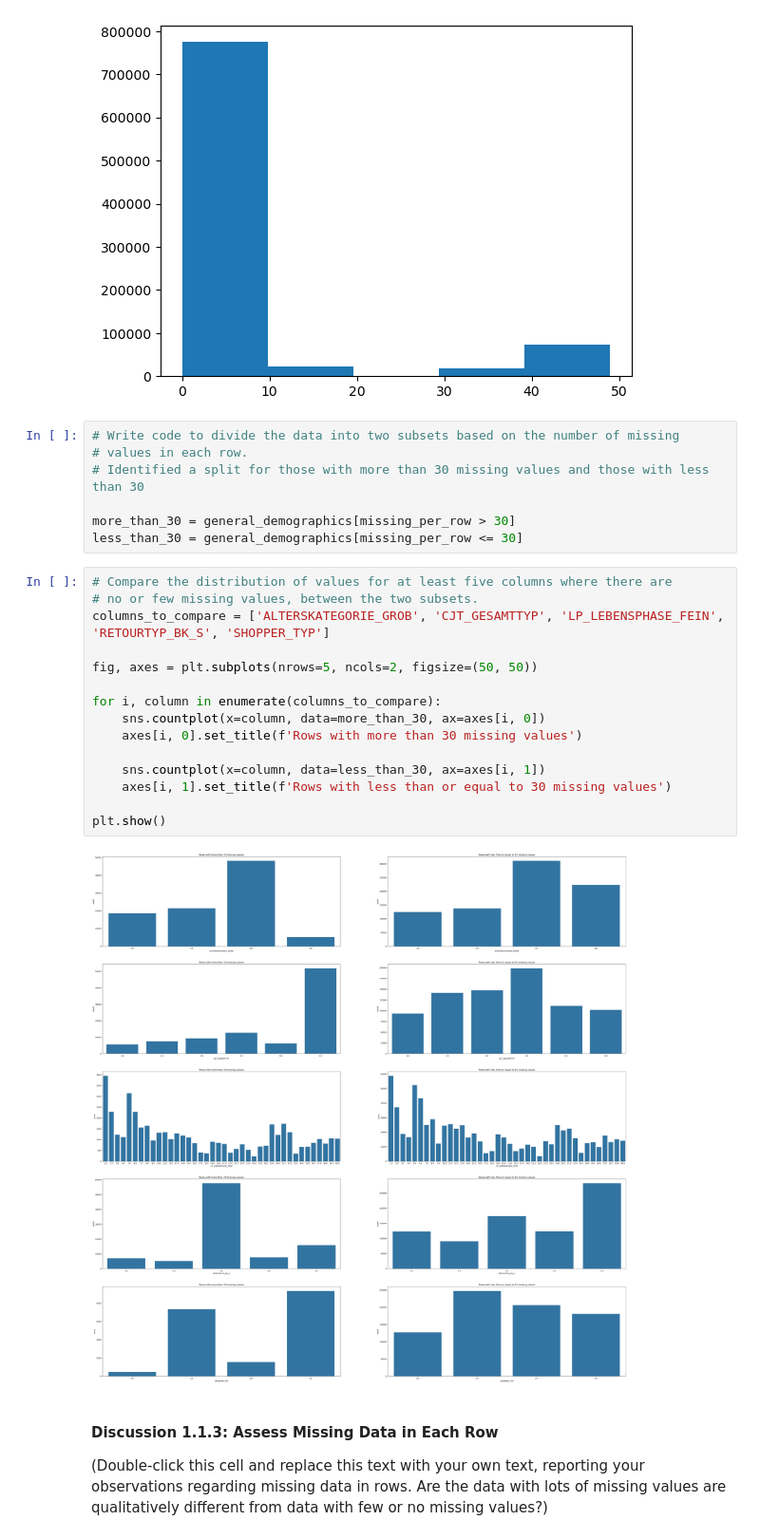
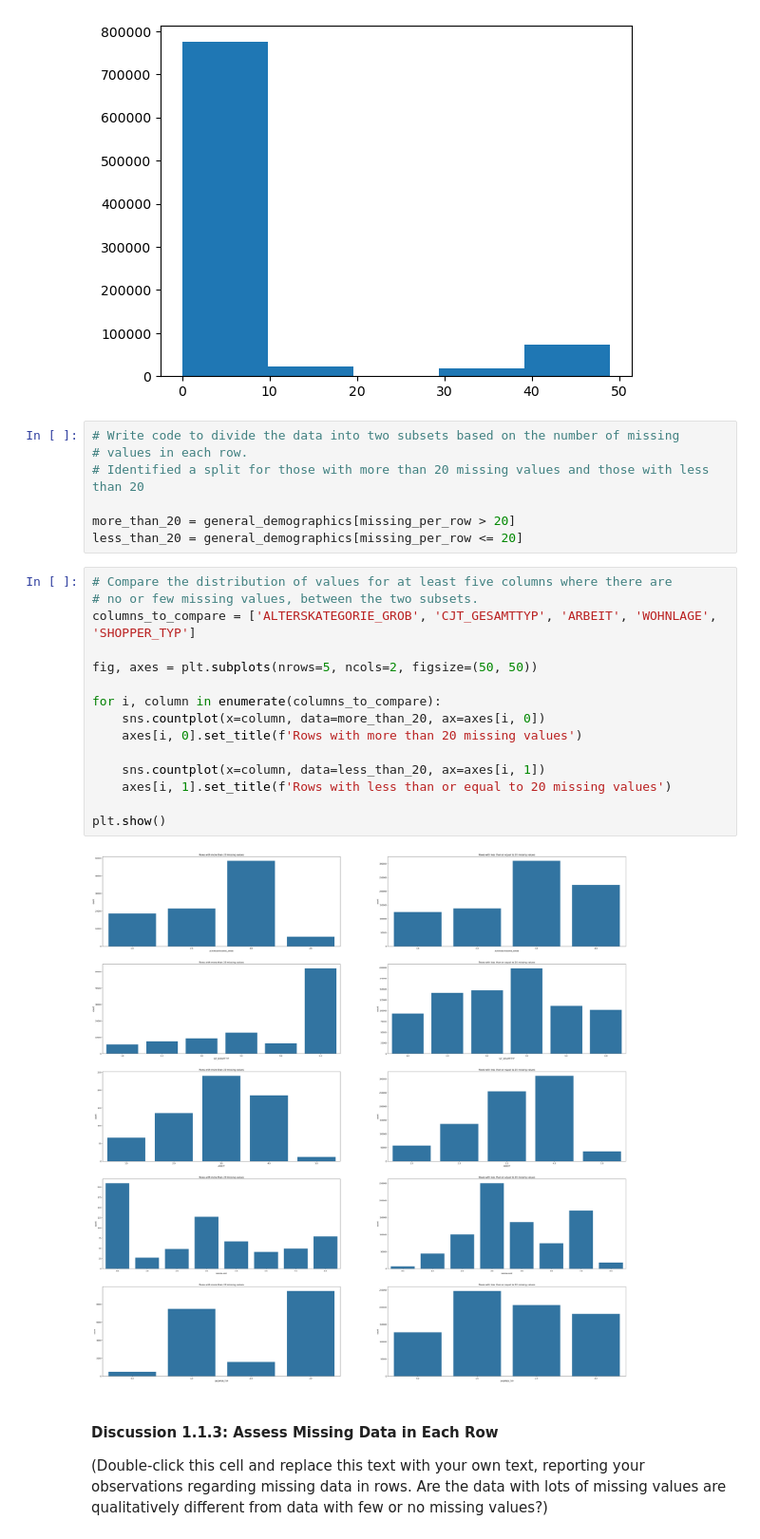
Before and after one commit to ashleydonohoe/identify_customer_segments, a Jupyter notebook: Identify_Customer_Segments.ipynb, the cells around one changed output. Shown at 95% size. Drawn from its saved outputs; the diff is of its cells as text.

```diff
--- a/Identify_Customer_Segments.ipynb
+++ b/Identify_Customer_Segments.ipynb
@@ -264,27 +262,27 @@ plt.hist(missing_per_row, bins=5);
 # %%
 # Write code to divide the data into two subsets based on the number of missing
 # values in each row.
-# Identified a split for those with more than 30 missing values and those with less than 30
+# Identified a split for those with more than 20 missing values and those with less than 20
 
-more_than_30 = general_demographics[missing_per_row > 30]
-less_than_30 = general_demographics[missing_per_row <= 30]
+more_than_20 = general_demographics[missing_per_row > 20]
+less_than_20 = general_demographics[missing_per_row <= 20]
 # %%
 # Compare the distribution of values for at least five columns where there are
 # no or few missing values, between the two subsets.
-columns_to_compare = ['ALTERSKATEGORIE_GROB', 'CJT_GESAMTTYP', 'LP_LEBENSPHASE_FEIN', 'RETOURTYP_BK_S', 'SHOPPER_TYP']
+columns_to_compare = ['ALTERSKATEGORIE_GROB', 'CJT_GESAMTTYP', 'ARBEIT', 'WOHNLAGE', 'SHOPPER_TYP']
 
 fig, axes = plt.subplots(nrows=5, ncols=2, figsize=(50, 50))
 
 for i, column in enumerate(columns_to_compare):
-    sns.countplot(x=column, data=more_than_30, ax=axes[i, 0])
-    axes[i, 0].set_title(f'Rows with more than 30 missing values')
+    sns.countplot(x=column, data=more_than_20, ax=axes[i, 0])
+    axes[i, 0].set_title(f'Rows with more than 20 missing values')
 
-    sns.countplot(x=column, data=less_than_30, ax=axes[i, 1])
-    axes[i, 1].set_title(f'Rows with less than or equal to 30 missing values')
+    sns.countplot(x=column, data=less_than_20, ax=axes[i, 1])
+    axes[i, 1].set_title(f'Rows with less than or equal to 20 missing values')
 
 plt.show()
 # %% [output]
-[figure, old version]
+[figure, new version]
 # %% [markdown]
 #### Discussion 1.1.3: Assess Missing Data in Each Row
 
```
Also changed, not shown: parts of 1 cell of this notebook.
